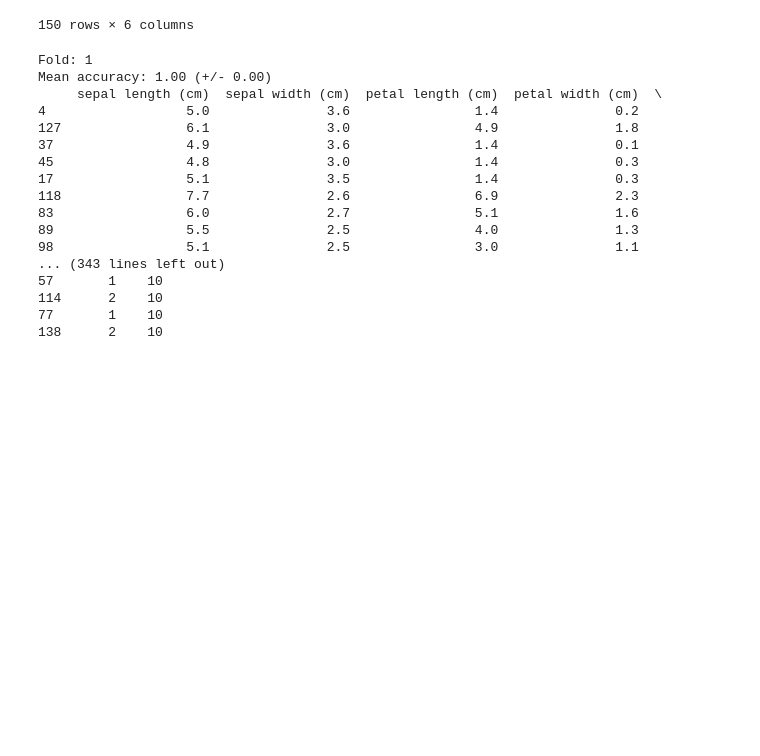
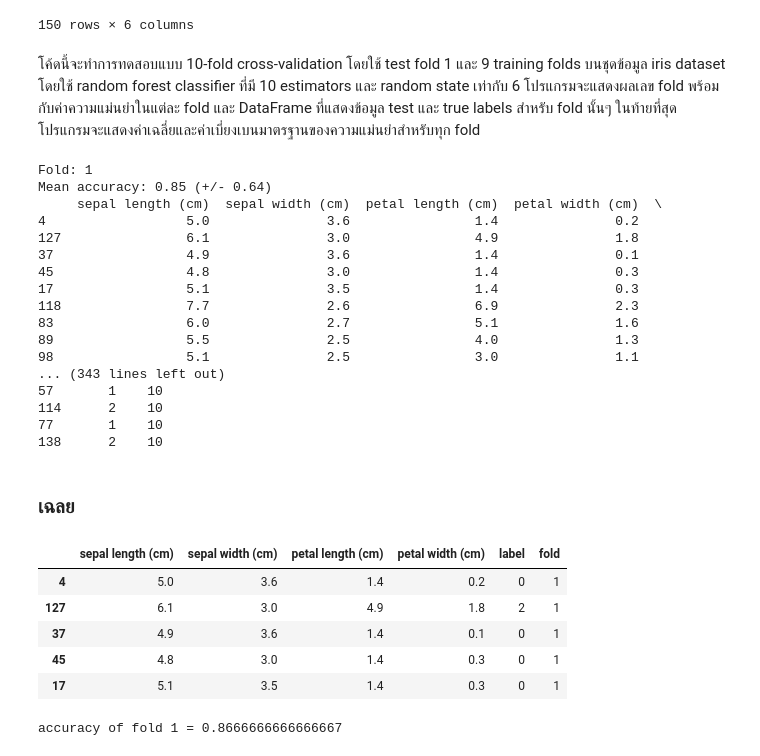
Before and after one commit to supatsara2002/bsc_dpdm22, a Jupyter notebook: Performance_Evaluation.ipynb, the cells around one changed output. Cells and saved outputs as stored; diff of their text form; code cells hidden in the pictures; blank space fills up the shorter version.

Commit message:
เฉลย HW6

```diff
--- a/Performance_Evaluation.ipynb
+++ b/Performance_Evaluation.ipynb
@@ -160,16 +162,18 @@ shuffled_df
 | 106 | 4.9 | 2.5 | 4.5 | 1.7 | 2 | 9 |
 | 138 | 6.0 | 3.0 | 4.8 | 1.8 | 2 | 10 |
 150 rows × 6 columns
+# %% [markdown]
+โค้ดนี้จะทำการทดสอบแบบ 10-fold cross-validation โดยใช้ test fold 1 และ 9 training folds บนชุดข้อมูล iris dataset โดยใช้ random forest classifier ที่มี 10 estimators และ random state เท่ากับ 6 โปรแกรมจะแสดงผลเลข fold พร้อมกับค่าความแม่นยำในแต่ละ fold และ DataFrame ที่แสดงข้อมูล test และ true labels สำหรับ fold นั้นๆ ในท้ายที่สุดโปรแกรมจะแสดงค่าเฉลี่ยและค่าเบี่ยงเบนมาตรฐานของความแม่นยำสำหรับทุก fold
 # %%
-# Define the number of folds
+# Define the number of folds การกำหนดจำนวนของการแบ่ง Fold ของข้อมูล
 n_folds = 10
 
-# Split the data into features and target
+# Split the data into features and target แยกข้อมูล
 X = shuffled_df.drop('label', axis=1)
 y = shuffled_df['label']
 
-# Define a cross-validation object with the specified number of folds
-kfold = KFold(n_splits=n_folds)
+# Define a cross-validation object with the specified number of folds การกำหนดว่าจะทำ cross-validationตามจำนวน n_fold
+kfold = KFold(n_splits=n_folds, shuffle=True, random_state=6)
 
 # Loop over the folds
 for fold, (train_idx, test_idx) in enumerate(kfold.split(X, y)):
@@ -193,7 +197,7 @@ for fold, (train_idx, test_idx) in enumerate(kfold.split(X, y)):
     print()
 # %% [output]
 Fold: 1
-Mean accuracy: 1.00 (+/- 0.00)
+Mean accuracy: 0.85 (+/- 0.64)
      sepal length (cm)  sepal width (cm)  petal length (cm)  petal width (cm)  \
 4                  5.0               3.6                1.4               0.2
 127                6.1               3.0                4.9               1.8
@@ -209,3 +213,5 @@ Mean accuracy: 1.00 (+/- 0.00)
 114      2    10
 77       1    10
 138      2    10
+# %% [markdown]
+### เฉลย
@@ -211,0 +220,13 @@ Mean accuracy: 1.00 (+/- 0.00)
+# %%
+test_fold = 1
+test_data = shuffled_df[shuffled_df['fold']==test_fold]
+training_data = shuffled_df[shuffled_df['fold']!=test_fold]
+# %%
+test_data.head()
+# %% [output]
+|  | sepal length (cm) | sepal width (cm) | petal length (cm) | petal width (cm) | label | fold |
+| 4 | 5.0 | 3.6 | 1.4 | 0.2 | 0 | 1 |
+| 127 | 6.1 | 3.0 | 4.9 | 1.8 | 2 | 1 |
+| 37 | 4.9 | 3.6 | 1.4 | 0.1 | 0 | 1 |
+| 45 | 4.8 | 3.0 | 1.4 | 0.3 | 0 | 1 |
+| 17 | 5.1 | 3.5 | 1.4 | 0.3 | 0 | 1 |
@@ -211,0 +244,5 @@ Mean accuracy: 1.00 (+/- 0.00)
+# %%
+acc = accuracy_score(y_test,y_predict)
+print(f'accuracy of fold {test_fold} = {acc}')
+# %% [output]
+accuracy of fold 1 = 0.8666666666666667
```
Also changed, not shown: parts of 6 cells of this notebook.
